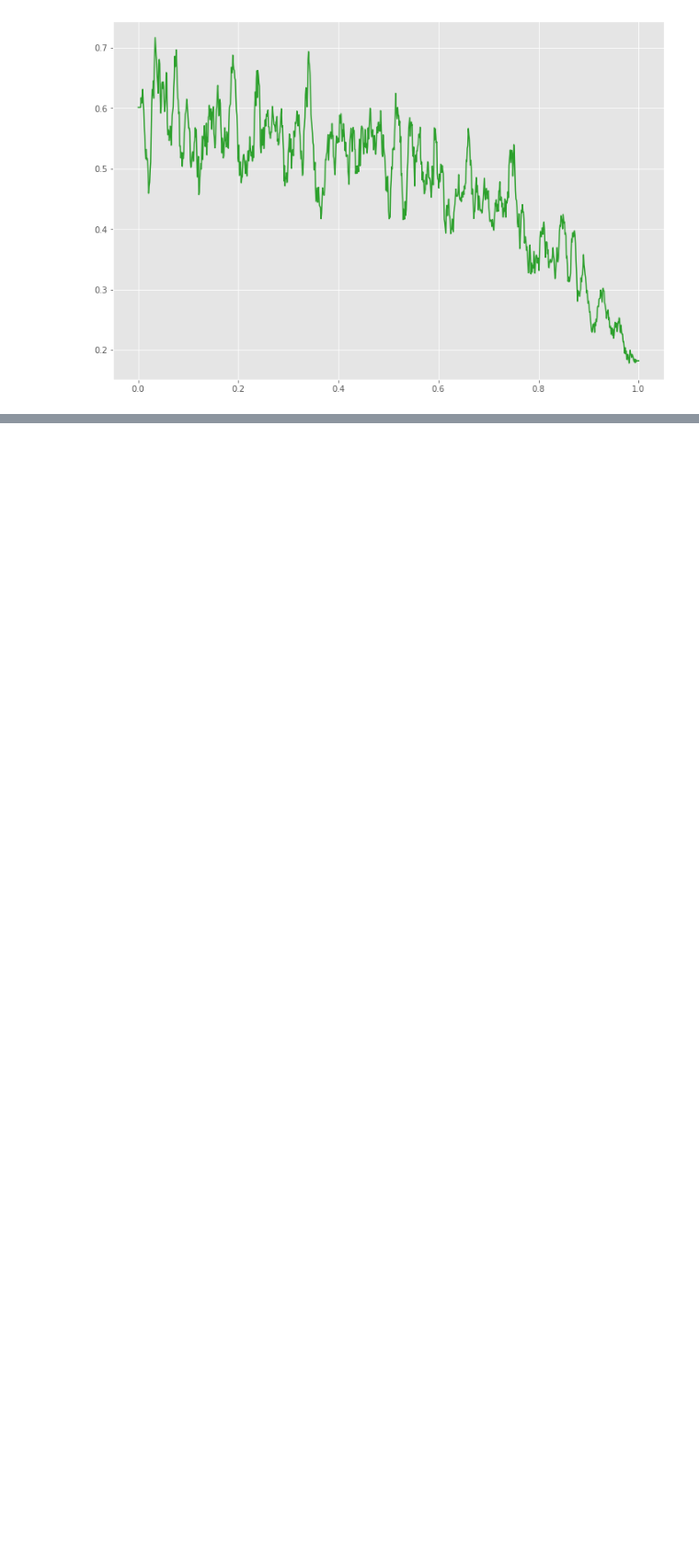
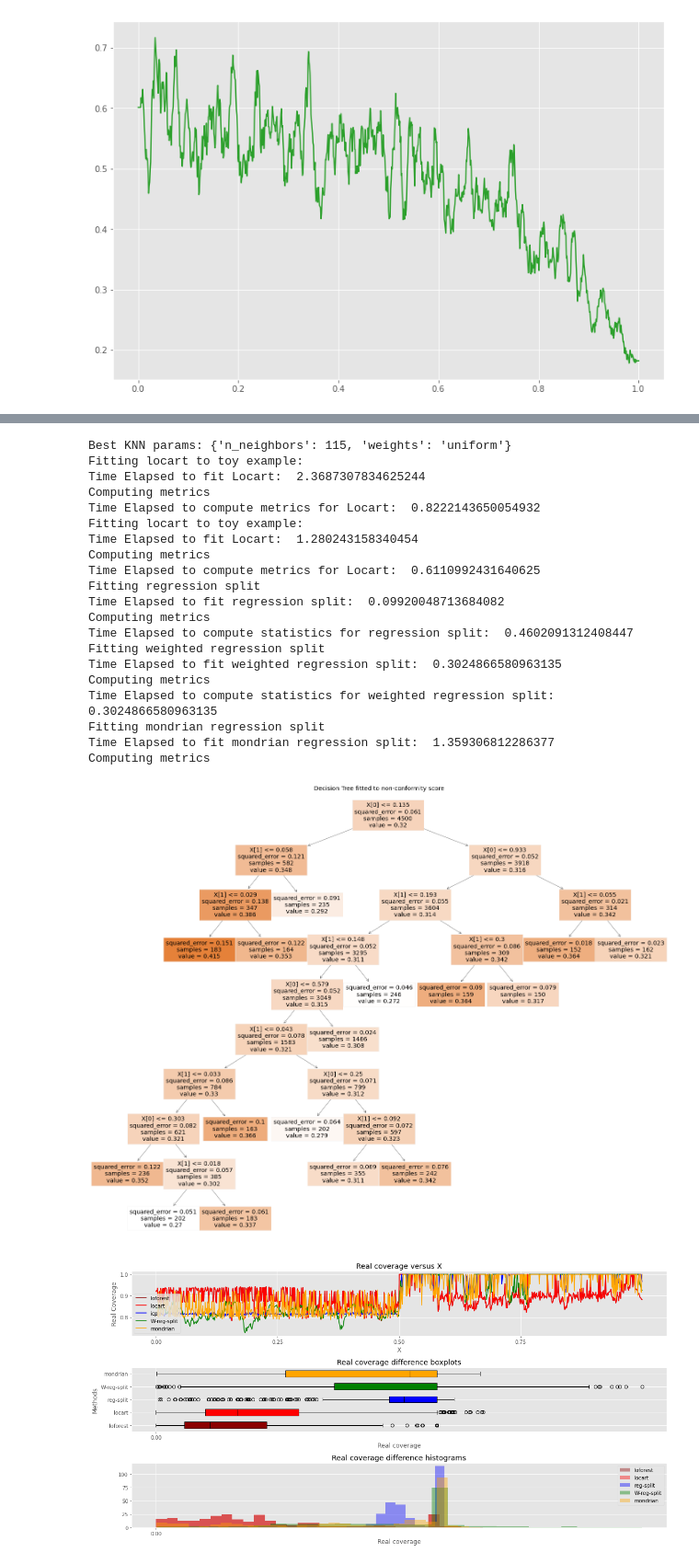
Before and after one commit to Monoxido45/clover, a Jupyter notebook: examples/toy_examples.ipynb, the cells around one changed output, grey strips where cells are left out. Shown at 92% size. Cells and saved outputs as stored; diff of their text form; code cells hidden in the pictures; blank space fills up the shorter version.

Commit message:
new toy examples tested. exponential is the best one.

```diff
--- a/examples/toy_examples.ipynb
+++ b/examples/toy_examples.ipynb
@@ -58,6 +58,9 @@ def run_toy_example(
     coef = 1,
     hetero_value = 1.05,
     asym_value = 0.6,
+    beta = 1,
+    alpha = 1,
+    rate = 1,
     x_lim = 1,
     B_x = 5000,
     B_y = 1000,
@@ -75,7 +78,7 @@ def run_toy_example(
     **kwargs):
     # generating X_test
 
-    sim_obj = toy_simulation(coef = coef, hetero_value = hetero_value, asym_value = asym_value, xlim = x_lim)
+    sim_obj = toy_simulation(coef = coef, hetero_value = hetero_value, asym_value = asym_value, xlim = x_lim, alpha = alpha, beta = beta, rate = rate)
     sim_kind = getattr(sim_obj, kind)
     sim_kind(n = n, random_seed = random_seed_X)
     data = split(sim_obj.X, sim_obj.y, test_size = test_size, calib_size = calib_size, calibrate = True, random_seed = random_seed)
@@ -320,10 +323,10 @@ def run_toy_example(
         "Average distance":[loforest_ave_dist, locart_ave_dist, icp_ave_dist, wicp_ave_dist, micp_ave_dist]})
 
     # plotting tree to visualize partitions
-    #if plot_tree:
-     #   plt.figure(figsize=(25, 20))
-      #  locart_obj.plot_locart()
-       # plt.show()
+    if plot_tree:
+        plt.figure(figsize=(25, 20))
+        locart_obj.plot_locart()
+        plt.show()
 
     # plotting conditional coverage against X
     # predicting for graph
@@ -350,7 +353,7 @@ def run_toy_example(
 
 
     fig, (ax1, ax2, ax3) = plt.subplots(3, 1, figsize = (16, 8))
-    plt.setp((ax1, ax2, ax3), xticks = np.arange(-0.25, x_lim, np.min(np.array([0.15, np.abs(x_lim - 0.05)]))))
+    plt.setp((ax1, ax2, ax3), xticks = np.arange(-0.25, x_lim, np.min(np.array([0.25, np.abs(x_lim - 0.05)]))))
 
     ax1.plot(X_grid, cond_locart_pred, "darkred", label = "loforest")
     ax1.plot(X_grid, cond_locart_pred, "red", label = "locart")
@@ -394,7 +397,7 @@ def run_toy_example(
 
     # plotting bands
     fig, axs = plt.subplots(2, 5, figsize = (18, 12), sharey='row')
-    plt.setp(axs, xticks = np.arange(-0.25, x_lim, np.min(np.array([0.15, np.abs(x_lim - 0.05)]))))
+    plt.setp(axs, xticks = np.arange(-0.25, x_lim, np.min(np.array([0.25, np.abs(x_lim - 0.05)]))))
 
 
     axs[0,0].fill_between(X_grid, loforest_pred_grid[:,0], loforest_pred_grid[:,1], color='darkred', alpha=0.5, label = "loforest")
@@ -514,0 +537,27 @@ toy
+# %%
+toy = run_toy_example(n = 10000, kind = "splitted_beta", base_model = KNeighborsRegressor, n_neighbors = 200, random_seed = 950,
+                       alpha = 0.5, beta = 0.5, x_lim = 1, test_size = 0.1, B_y = 10**4,
+                      criterion = "squared_error", split_calib = False, min_samples_leaf = 150, prune = True, tune_knn = True)
+# %% [output]
+Best KNN params: {'n_neighbors': 115, 'weights': 'uniform'}
+Fitting locart to toy example:
+Time Elapsed to fit Locart:  2.3687307834625244
+Computing metrics
+Time Elapsed to compute metrics for Locart:  0.8222143650054932
+Fitting locart to toy example:
+Time Elapsed to fit Locart:  1.280243158340454
+Computing metrics
+Time Elapsed to compute metrics for Locart:  0.6110992431640625
+Fitting regression split
+Time Elapsed to fit regression split:  0.09920048713684082
+Computing metrics
+Time Elapsed to compute statistics for regression split:  0.4602091312408447
+Fitting weighted regression split
+Time Elapsed to fit weighted regression split:  0.3024866580963135
+Computing metrics
+Time Elapsed to compute statistics for weighted regression split:  0.3024866580963135
+Fitting mondrian regression split
+Time Elapsed to fit mondrian regression split:  1.359306812286377
+Computing metrics
+[figure, added]
+[figure, added]
```
Also changed, not shown: parts of 10 cells of this notebook, 1 other file.
